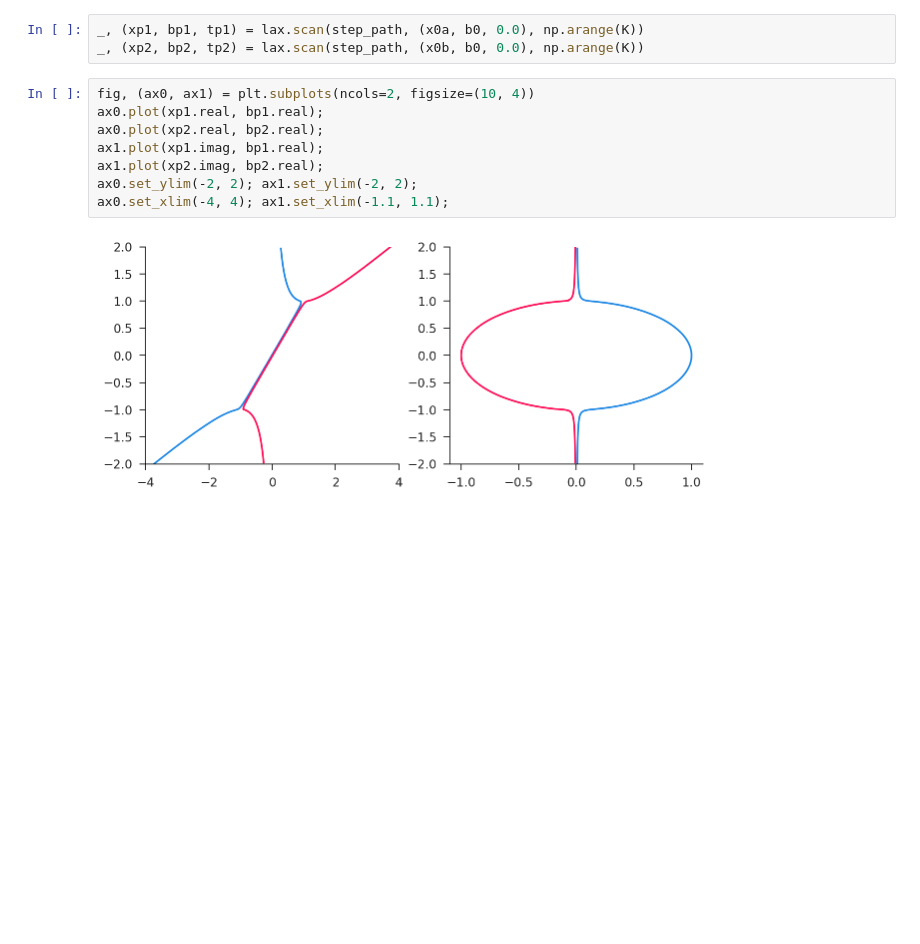
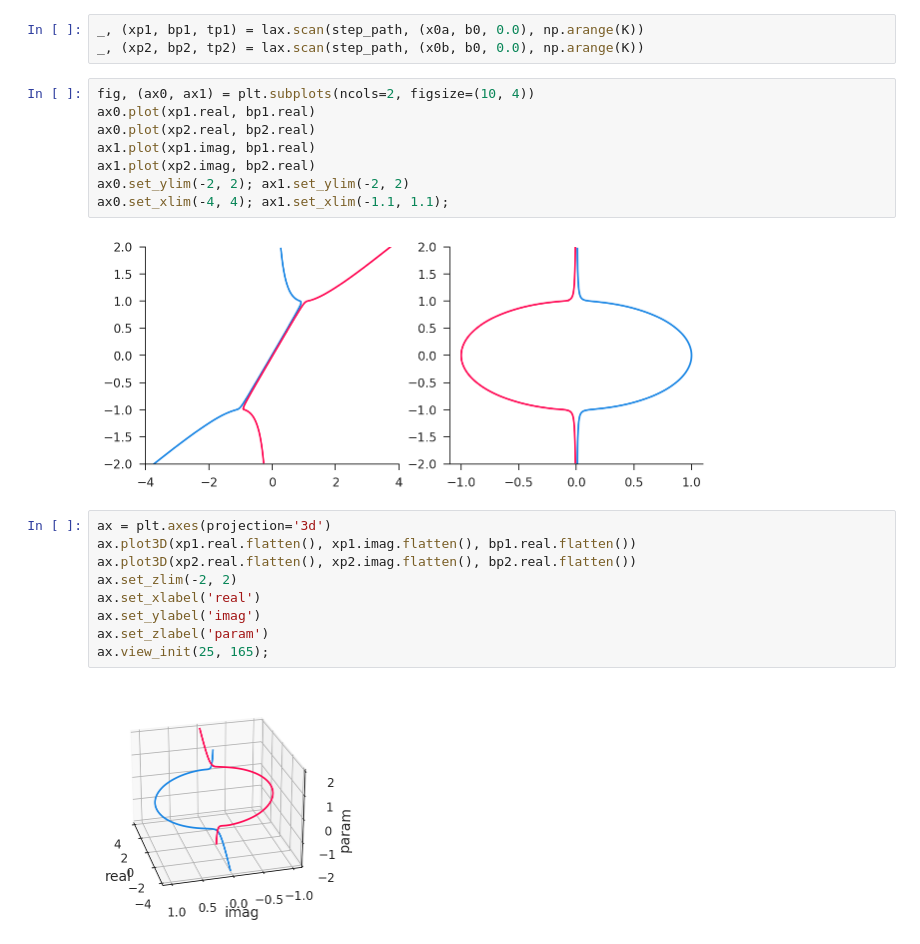
Before and after one commit to iamlemec/valjax, a Jupyter notebook: notebooks/homotopy.ipynb, the cells around one changed output. Drawn from its saved outputs; the diff is of its cells as text; blank space fills up the shorter version.

Commit message:
3d plot

```diff
--- a/notebooks/homotopy.ipynb
+++ b/notebooks/homotopy.ipynb
@@ -104,11 +104,22 @@ _, (xp1, bp1, tp1) = lax.scan(step_path, (x0a, b0, 0.0), np.arange(K))
 _, (xp2, bp2, tp2) = lax.scan(step_path, (x0b, b0, 0.0), np.arange(K))
 # %%
 fig, (ax0, ax1) = plt.subplots(ncols=2, figsize=(10, 4))
-ax0.plot(xp1.real, bp1.real);
-ax0.plot(xp2.real, bp2.real);
-ax1.plot(xp1.imag, bp1.real);
-ax1.plot(xp2.imag, bp2.real);
-ax0.set_ylim(-2, 2); ax1.set_ylim(-2, 2);
+ax0.plot(xp1.real, bp1.real)
+ax0.plot(xp2.real, bp2.real)
+ax1.plot(xp1.imag, bp1.real)
+ax1.plot(xp2.imag, bp2.real)
+ax0.set_ylim(-2, 2); ax1.set_ylim(-2, 2)
 ax0.set_xlim(-4, 4); ax1.set_xlim(-1.1, 1.1);
 # %% [output]
 [figure]
+# %%
+ax = plt.axes(projection='3d')
+ax.plot3D(xp1.real.flatten(), xp1.imag.flatten(), bp1.real.flatten())
+ax.plot3D(xp2.real.flatten(), xp2.imag.flatten(), bp2.real.flatten())
+ax.set_zlim(-2, 2)
+ax.set_xlabel('real')
+ax.set_ylabel('imag')
+ax.set_zlabel('param')
+ax.view_init(25, 165);
+# %% [output]
+[figure, added]
```
